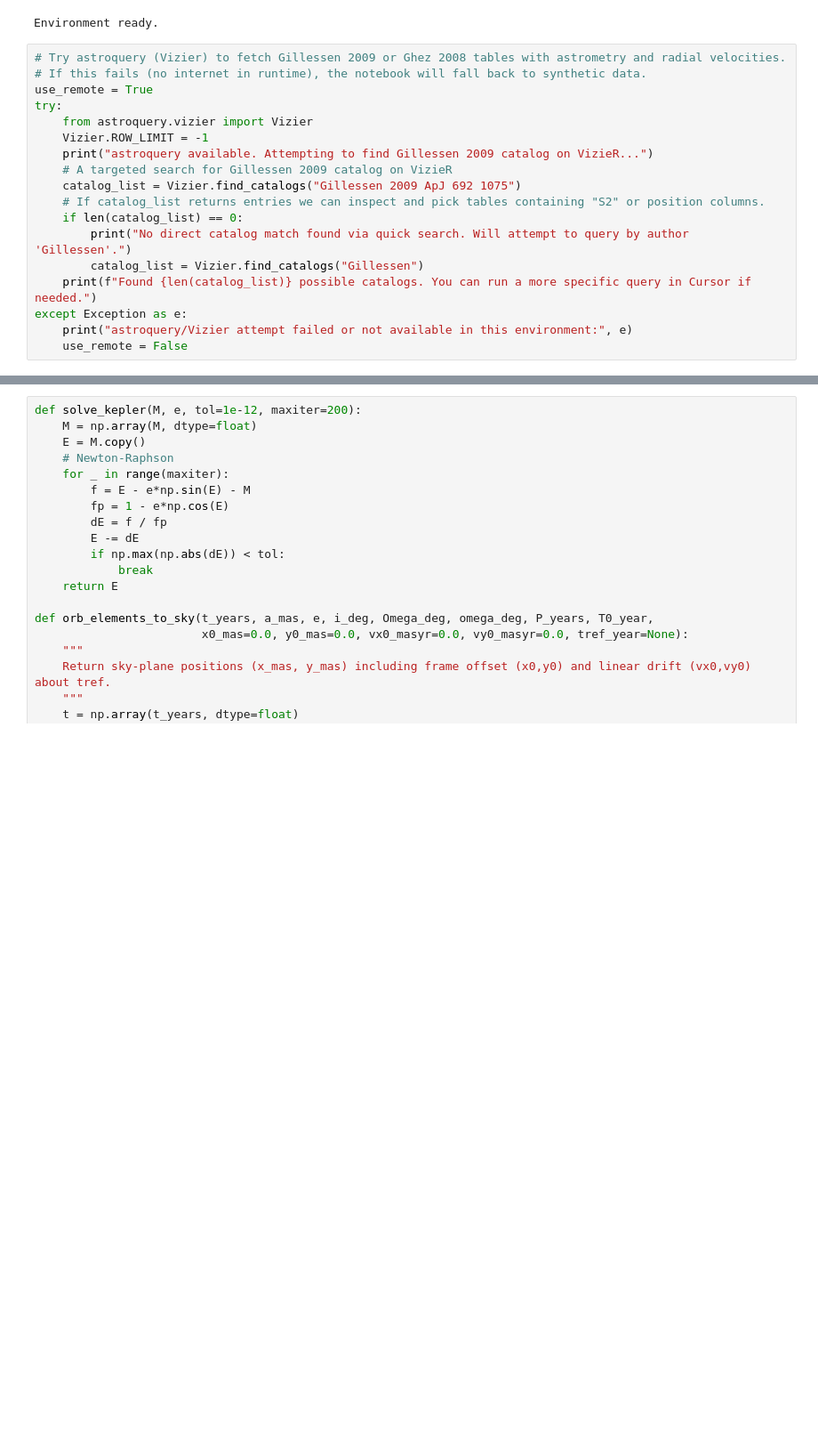
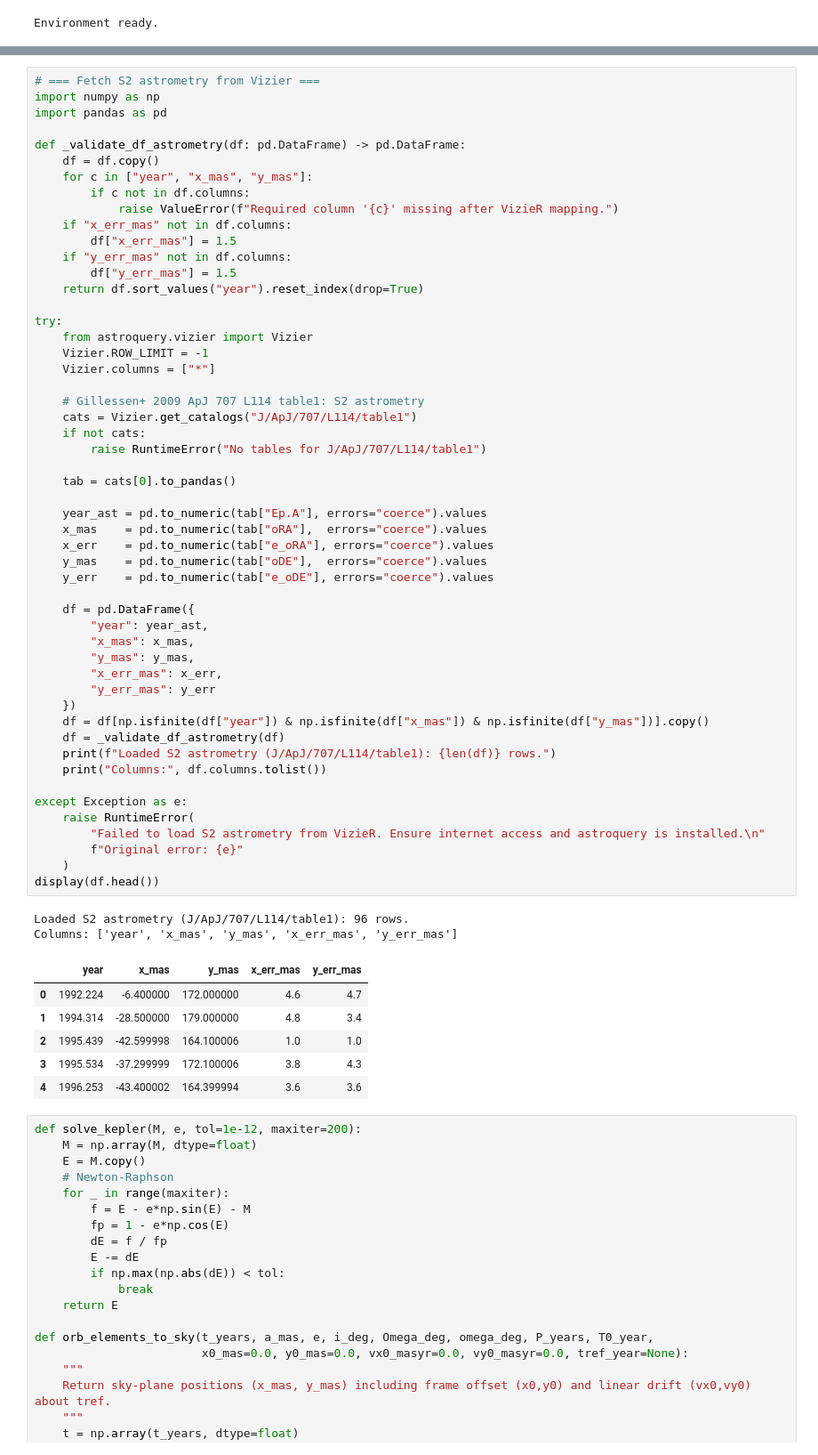
Before and after one commit to echengpython/Sgr-A-Stellar-Orbit---Black-Hole-Mass-Measurement-, a Jupyter notebook: project2_sgr_a_stellar_orbit.ipynb, the cells around one changed output, grey strips where cells are left out. Shown: that part at 89% size. Drawn from its saved outputs; the diff is of its cells as text; blank space fills up the shorter version.

Commit message:
got rid of RV plot since tables do not contain that data, also got rid of synthetic data option

```diff
--- a/project2_sgr_a_stellar_orbit.ipynb
+++ b/project2_sgr_a_stellar_orbit.ipynb
@@ -34,21 +32,3 @@ GMSUN_AU3_PER_YR2 = 4 * (np.pi**2)  # in units such that M_sun = a_AU^3 / P_year
 print("Environment ready.")
 # %% [output]
 Environment ready.
-# %%
-# Try astroquery (Vizier) to fetch Gillessen 2009 or Ghez 2008 tables with astrometry and radial velocities.
-# If this fails (no internet in runtime), the notebook will fall back to synthetic data.
-use_remote = True
-try:
-    from astroquery.vizier import Vizier
-    Vizier.ROW_LIMIT = -1
-    print("astroquery available. Attempting to find Gillessen 2009 catalog on VizieR...")
-    # A targeted search for Gillessen 2009 catalog on VizieR
-    catalog_list = Vizier.find_catalogs("Gillessen 2009 ApJ 692 1075")
-    # If catalog_list returns entries we can inspect and pick tables containing "S2" or position columns.
-    if len(catalog_list) == 0:
-        print("No direct catalog match found via quick search. Will attempt to query by author 'Gillessen'.")
-        catalog_list = Vizier.find_catalogs("Gillessen")
-    print(f"Found {len(catalog_list)} possible catalogs. You can run a more specific query in Cursor if needed.")
-except Exception as e:
-    print("astroquery/Vizier attempt failed or not available in this environment:", e)
-    use_remote = False
@@ -233,3 +35,64 @@ Dataframe contains 96 rows. Columns: ['year', 'x_mas', 'y_mas', 'x_err_mas', 'y_
+# %%
+# === Fetch S2 astrometry from Vizier ===
+import numpy as np
+import pandas as pd
+
+def _validate_df_astrometry(df: pd.DataFrame) -> pd.DataFrame:
+    df = df.copy()
+    for c in ["year", "x_mas", "y_mas"]:
+        if c not in df.columns:
+            raise ValueError(f"Required column '{c}' missing after VizieR mapping.")
+    if "x_err_mas" not in df.columns:
+        df["x_err_mas"] = 1.5
+    if "y_err_mas" not in df.columns:
+        df["y_err_mas"] = 1.5
+    return df.sort_values("year").reset_index(drop=True)
+
+try:
+    from astroquery.vizier import Vizier
+    Vizier.ROW_LIMIT = -1
+    Vizier.columns = ["*"]
+
+    # Gillessen+ 2009 ApJ 707 L114 table1: S2 astrometry
+    cats = Vizier.get_catalogs("J/ApJ/707/L114/table1")
+    if not cats:
+        raise RuntimeError("No tables for J/ApJ/707/L114/table1")
+
+    tab = cats[0].to_pandas()
+
+    year_ast = pd.to_numeric(tab["Ep.A"], errors="coerce").values
+    x_mas    = pd.to_numeric(tab["oRA"],  errors="coerce").values
+    x_err    = pd.to_numeric(tab["e_oRA"], errors="coerce").values
+    y_mas    = pd.to_numeric(tab["oDE"],  errors="coerce").values
+    y_err    = pd.to_numeric(tab["e_oDE"], errors="coerce").values
+
+    df = pd.DataFrame({
+        "year": year_ast,
+        "x_mas": x_mas,
+        "y_mas": y_mas,
+        "x_err_mas": x_err,
+        "y_err_mas": y_err
+    })
+    df = df[np.isfinite(df["year"]) & np.isfinite(df["x_mas"]) & np.isfinite(df["y_mas"])].copy()
+    df = _validate_df_astrometry(df)
+    print(f"Loaded S2 astrometry (J/ApJ/707/L114/table1): {len(df)} rows.")
+    print("Columns:", df.columns.tolist())
+
+except Exception as e:
+    raise RuntimeError(
+        "Failed to load S2 astrometry from VizieR. Ensure internet access and astroquery is installed.\n"
+        f"Original error: {e}"
+    )
+display(df.head())
+# %% [output]
+Loaded S2 astrometry (J/ApJ/707/L114/table1): 96 rows.
+Columns: ['year', 'x_mas', 'y_mas', 'x_err_mas', 'y_err_mas']
+|  | year | x_mas | y_mas | x_err_mas | y_err_mas |
+| 0 | 1992.224 | -6.400000 | 172.000000 | 4.6 | 4.7 |
+| 1 | 1994.314 | -28.500000 | 179.000000 | 4.8 | 3.4 |
+| 2 | 1995.439 | -42.599998 | 164.100006 | 1.0 | 1.0 |
+| 3 | 1995.534 | -37.299999 | 172.100006 | 3.8 | 4.3 |
+| 4 | 1996.253 | -43.400002 | 164.399994 | 3.6 | 3.6 |
 # %%
 def solve_kepler(M, e, tol=1e-12, maxiter=200):
     M = np.array(M, dtype=float)
```
Also changed, not shown: parts of 12 cells of this notebook.
